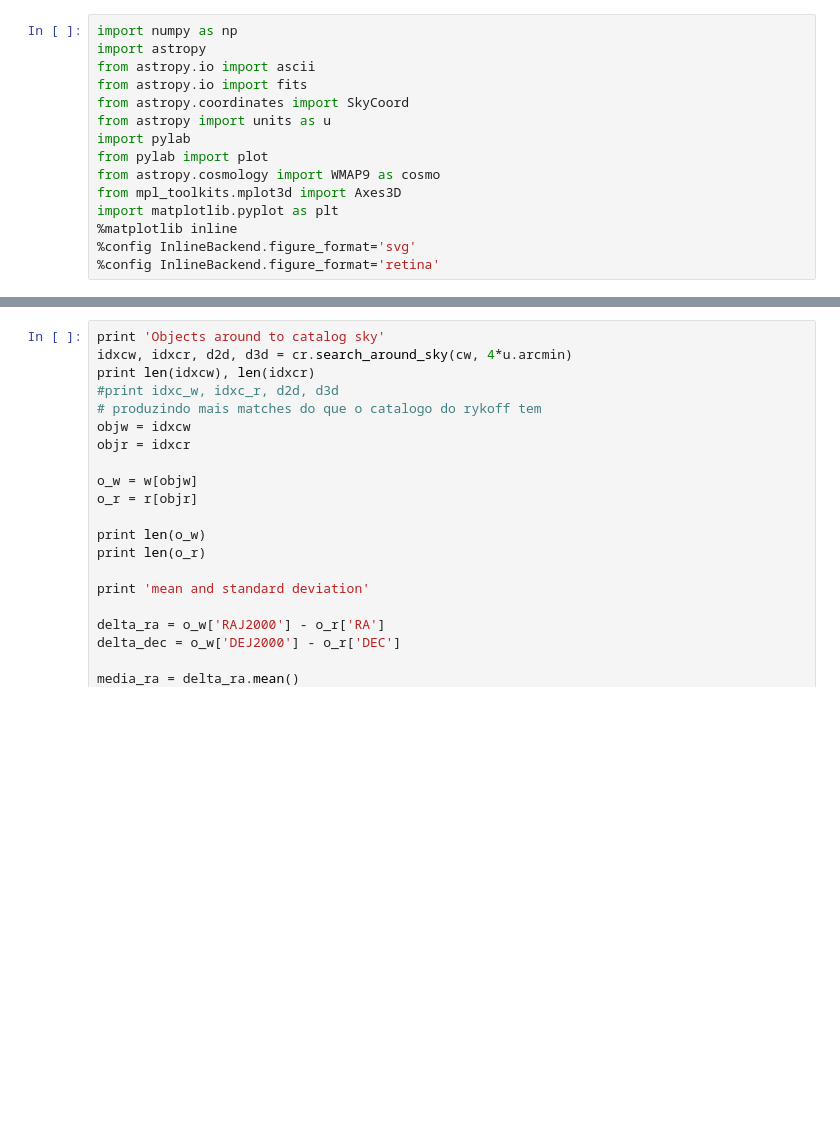
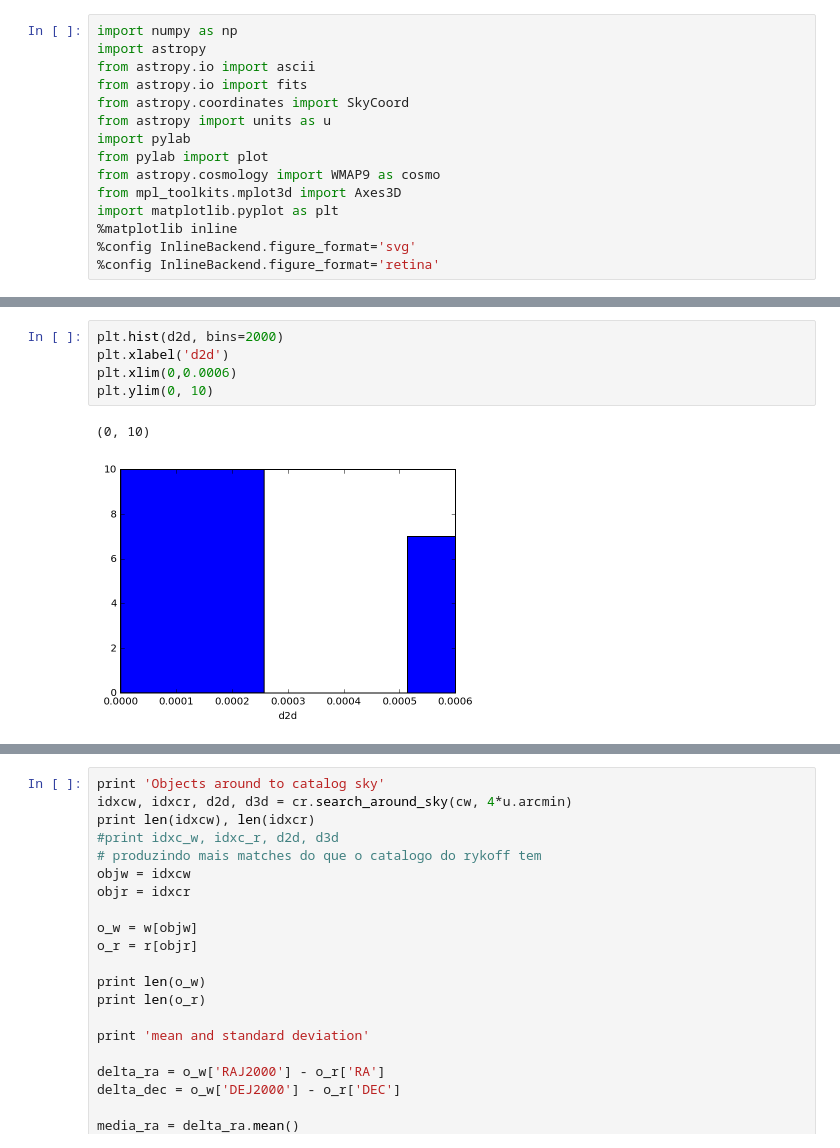
Before and after one commit to clusteron/comparison, a Jupyter notebook: table.ipynb, the cells around one changed output, grey strips where cells are left out. Saved outputs shown, nothing was run; the diff lists cells and outputs as text; blank space fills up the shorter version.

```diff
--- a/table.ipynb
+++ b/table.ipynb
@@ -50,3 +103,11 @@ print idrx, d2d, d3d
+# %%
+plt.hist(d2d, bins=2000)
+plt.xlabel('d2d')
+plt.xlim(0,0.0006)
+plt.ylim(0, 10)
+# %% [output]
+(0, 10)
+[figure, added]
 # %%
 print 'Plot ra x dec - sky'
 ra_w = w['RAJ2000']*u.deg
```
Also changed, not shown: parts of 8 cells of this notebook.
